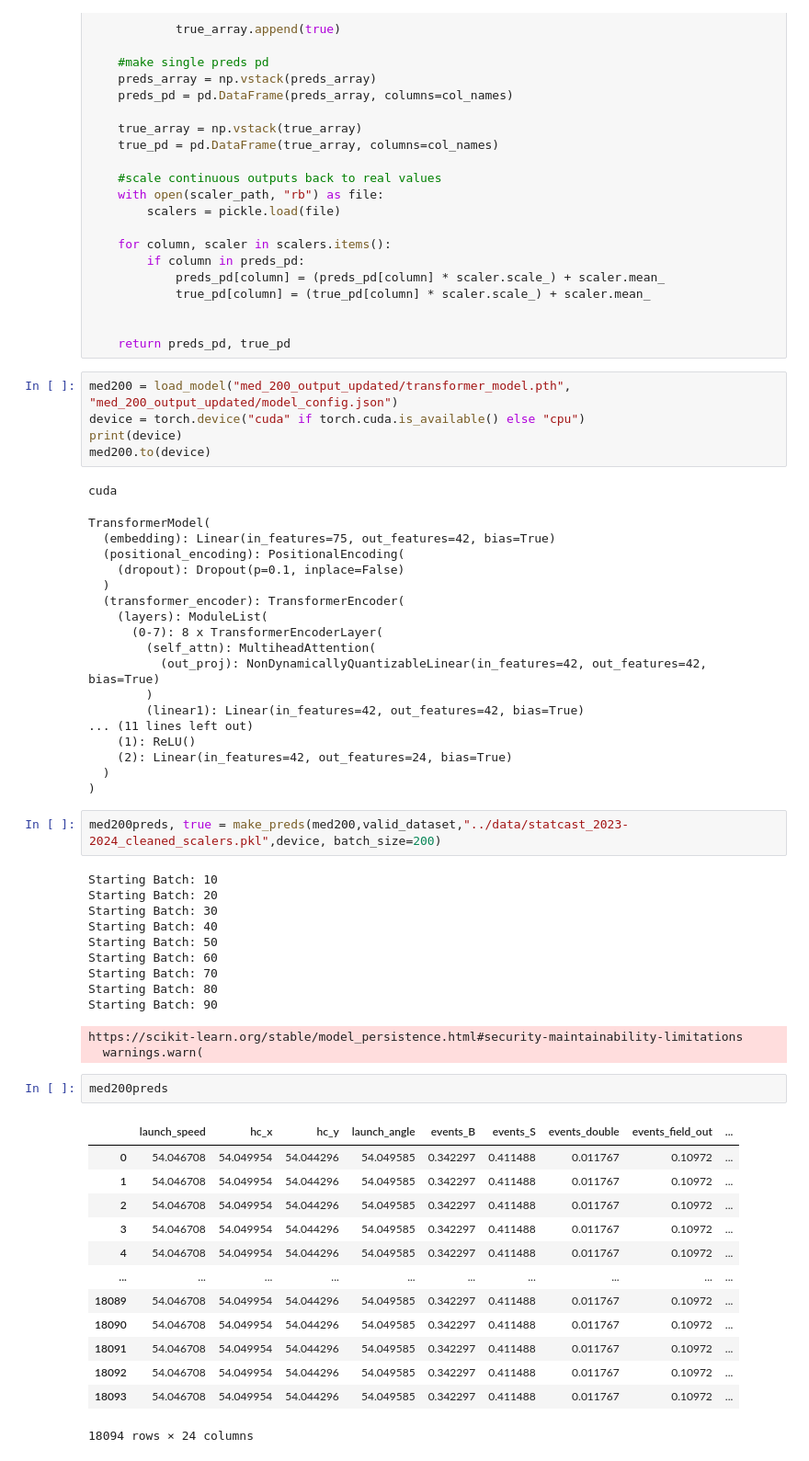
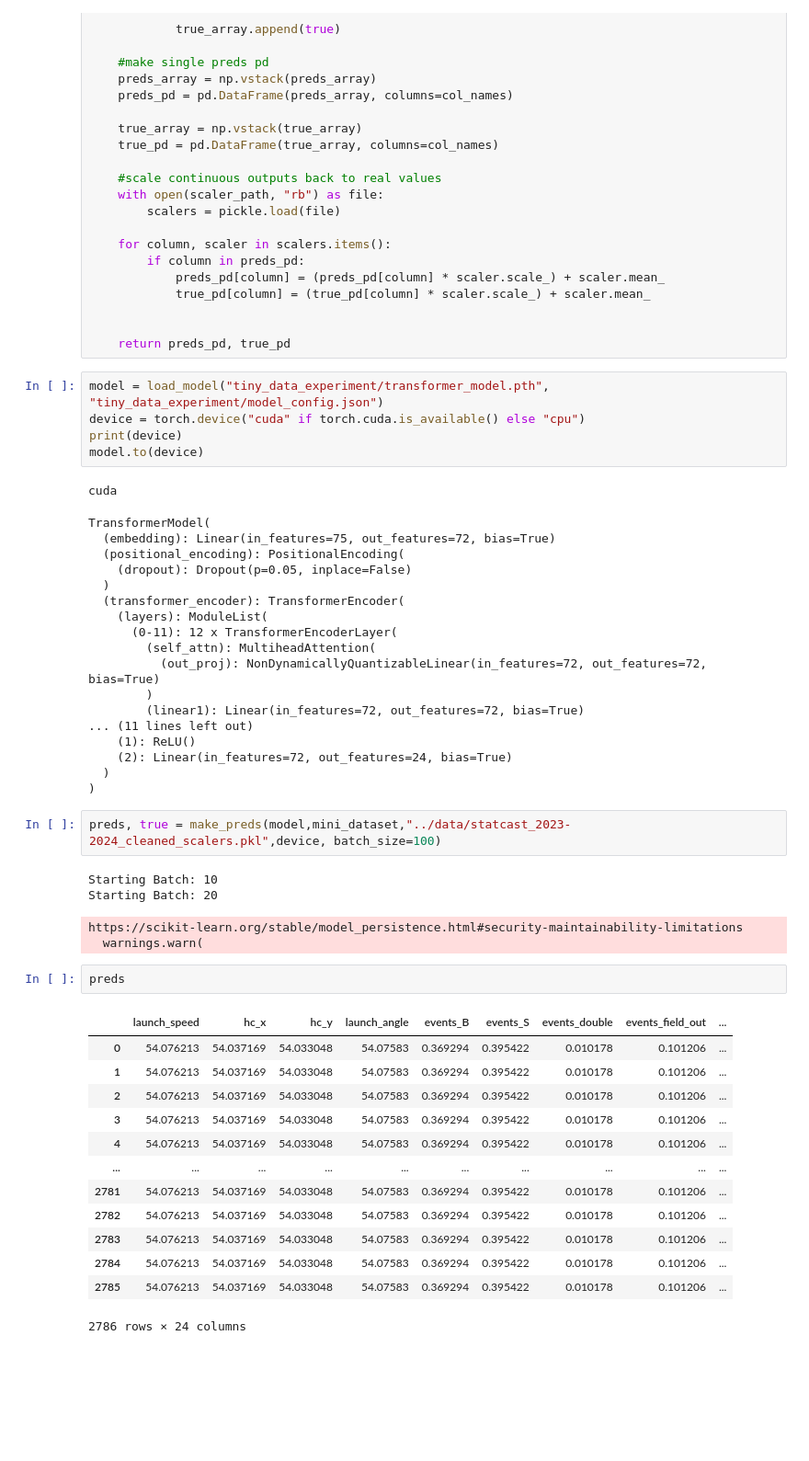
Before and after one commit to dk1414/BaseballModeling, a Jupyter notebook: Models/look_at_preds.ipynb, the cells around one changed output. Shown at 92% size. Drawn from its saved outputs; the diff is of its cells as text; blank space fills up the shorter version.

```diff
--- a/Models/look_at_preds.ipynb
+++ b/Models/look_at_preds.ipynb
@@ -181,59 +166,52 @@ def make_preds(model, dataset, scaler_path, device, batch_size):
 
     return preds_pd, true_pd
 # %%
-med200 = load_model("med_200_output_updated/transformer_model.pth", "med_200_output_updated/model_config.json")
+model = load_model("tiny_data_experiment/transformer_model.pth", "tiny_data_experiment/model_config.json")
 device = torch.device("cuda" if torch.cuda.is_available() else "cpu")
 print(device)
-med200.to(device)
+model.to(device)
 # %% [output]
 cuda
 TransformerModel(
-  (embedding): Linear(in_features=75, out_features=42, bias=True)
+  (embedding): Linear(in_features=75, out_features=72, bias=True)
   (positional_encoding): PositionalEncoding(
-    (dropout): Dropout(p=0.1, inplace=False)
+    (dropout): Dropout(p=0.05, inplace=False)
   )
   (transformer_encoder): TransformerEncoder(
     (layers): ModuleList(
-      (0-7): 8 x TransformerEncoderLayer(
+      (0-11): 12 x TransformerEncoderLayer(
         (self_attn): MultiheadAttention(
-          (out_proj): NonDynamicallyQuantizableLinear(in_features=42, out_features=42, bias=True)
+          (out_proj): NonDynamicallyQuantizableLinear(in_features=72, out_features=72, bias=True)
         )
-        (linear1): Linear(in_features=42, out_features=42, bias=True)
+        (linear1): Linear(in_features=72, out_features=72, bias=True)
 ... (11 lines left out)
     (1): ReLU()
-    (2): Linear(in_features=42, out_features=24, bias=True)
+    (2): Linear(in_features=72, out_features=24, bias=True)
   )
 )
 # %%
-med200preds, true = make_preds(med200,valid_dataset,"../data/statcast_2023-2024_cleaned_scalers.pkl",device, batch_size=200)
+preds, true = make_preds(model,mini_dataset,"../data/statcast_2023-2024_cleaned_scalers.pkl",device, batch_size=100)
 # %% [output]
 Starting Batch: 10
 Starting Batch: 20
-Starting Batch: 30
-Starting Batch: 40
-Starting Batch: 50
-Starting Batch: 60
-Starting Batch: 70
-Starting Batch: 80
-Starting Batch: 90
 https://scikit-learn.org/stable/model_persistence.html#security-maintainability-limitations
   warnings.warn(
-# %%
-med200preds
-# %% [output]
-|  | launch_speed | hc_x | hc_y | launch_angle | events_B | events_S | events_double | events_field_out | ... |
-| 0 | 54.046708 | 54.049954 | 54.044296 | 54.049585 | 0.342297 | 0.411488 | 0.011767 | 0.10972 | ... |
-| 1 | 54.046708 | 54.049954 | 54.044296 | 54.049585 | 0.342297 | 0.411488 | 0.011767 | 0.10972 | ... |
-| 2 | 54.046708 | 54.049954 | 54.044296 | 54.049585 | 0.342297 | 0.411488 | 0.011767 | 0.10972 | ... |
-| 3 | 54.046708 | 54.049954 | 54.044296 | 54.049585 | 0.342297 | 0.411488 | 0.011767 | 0.10972 | ... |
-| 4 | 54.046708 | 54.049954 | 54.044296 | 54.049585 | 0.342297 | 0.411488 | 0.011767 | 0.10972 | ... |
-| ... | ... | ... | ... | ... | ... | ... | ... | ... | ... |
-| 18089 | 54.046708 | 54.049954 | 54.044296 | 54.049585 | 0.342297 | 0.411488 | 0.011767 | 0.10972 | ... |
-| 18090 | 54.046708 | 54.049954 | 54.044296 | 54.049585 | 0.342297 | 0.411488 | 0.011767 | 0.10972 | ... |
-| 18091 | 54.046708 | 54.049954 | 54.044296 | 54.049585 | 0.342297 | 0.411488 | 0.011767 | 0.10972 | ... |
-| 18092 | 54.046708 | 54.049954 | 54.044296 | 54.049585 | 0.342297 | 0.411488 | 0.011767 | 0.10972 | ... |
-| 18093 | 54.046708 | 54.049954 | 54.044296 | 54.049585 | 0.342297 | 0.411488 | 0.011767 | 0.10972 | ... |
-18094 rows × 24 columns
+# %%
+preds
+# %% [output]
+|  | launch_speed | hc_x | hc_y | launch_angle | events_B | events_S | events_double | events_field_out | ... |
+| 0 | 54.076213 | 54.037169 | 54.033048 | 54.07583 | 0.369294 | 0.395422 | 0.010178 | 0.101206 | ... |
+| 1 | 54.076213 | 54.037169 | 54.033048 | 54.07583 | 0.369294 | 0.395422 | 0.010178 | 0.101206 | ... |
+| 2 | 54.076213 | 54.037169 | 54.033048 | 54.07583 | 0.369294 | 0.395422 | 0.010178 | 0.101206 | ... |
+| 3 | 54.076213 | 54.037169 | 54.033048 | 54.07583 | 0.369294 | 0.395422 | 0.010178 | 0.101206 | ... |
+| 4 | 54.076213 | 54.037169 | 54.033048 | 54.07583 | 0.369294 | 0.395422 | 0.010178 | 0.101206 | ... |
+| ... | ... | ... | ... | ... | ... | ... | ... | ... | ... |
+| 2781 | 54.076213 | 54.037169 | 54.033048 | 54.07583 | 0.369294 | 0.395422 | 0.010178 | 0.101206 | ... |
+| 2782 | 54.076213 | 54.037169 | 54.033048 | 54.07583 | 0.369294 | 0.395422 | 0.010178 | 0.101206 | ... |
+| 2783 | 54.076213 | 54.037169 | 54.033048 | 54.07583 | 0.369294 | 0.395422 | 0.010178 | 0.101206 | ... |
+| 2784 | 54.076213 | 54.037169 | 54.033048 | 54.07583 | 0.369294 | 0.395422 | 0.010178 | 0.101206 | ... |
+| 2785 | 54.076213 | 54.037169 | 54.033048 | 54.07583 | 0.369294 | 0.395422 | 0.010178 | 0.101206 | ... |
+2786 rows × 24 columns
 # %%
 true
 # %% [output]
```
Also changed, not shown: parts of 7 cells of this notebook, 2 other files.
